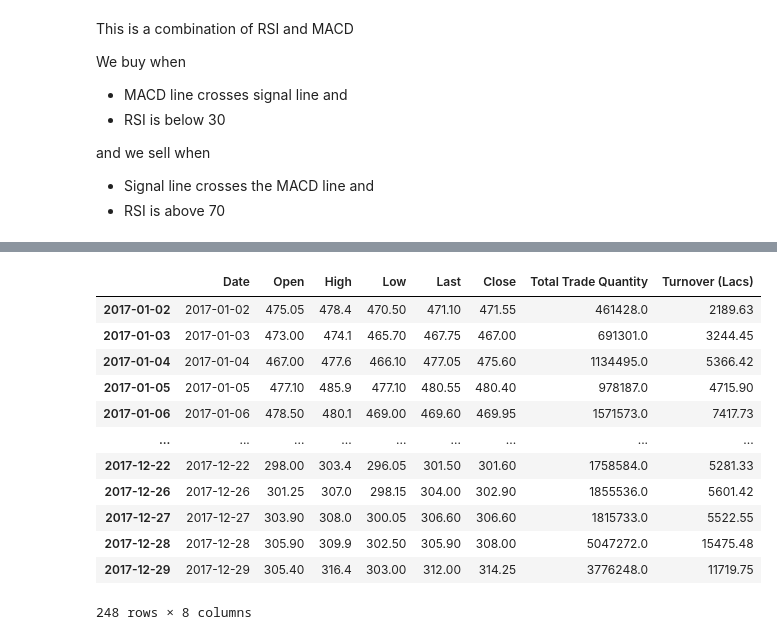
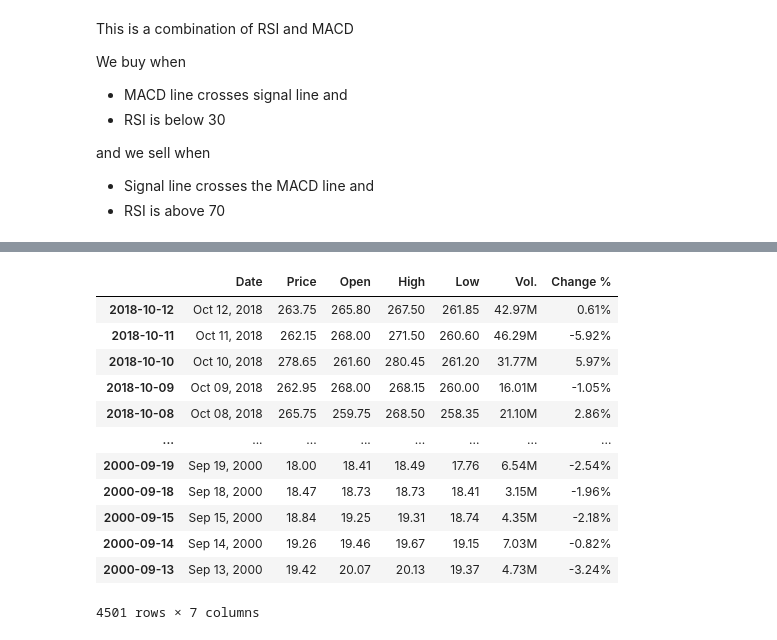
Before and after one commit to sanath8107/strategies, a Jupyter notebook: RSI+MACD.ipynb, the cells around one changed output, grey strips where cells are left out. Drawn from its saved outputs; the diff is of its cells as text; code cells hidden in the pictures.

```diff
--- a/RSI+MACD.ipynb
+++ b/RSI+MACD.ipynb
@@ -27,20 +27,20 @@ Saving WIPRO-2017.csv to WIPRO-2017.csv
 # %%
 # store the data into a df
-df = pd.read_csv('WIPRO-2017.csv')
+df = pd.read_csv('SBI Historical Data.csv')
 # set the date to be the index
 df = df.set_index(pd.DatetimeIndex(df['Date'].values))
 df
 # %% [output]
-|  | Date | Open | High | Low | Last | Close | Total Trade Quantity | Turnover (Lacs) |
-| 2017-01-02 | 2017-01-02 | 475.05 | 478.4 | 470.50 | 471.10 | 471.55 | 461428.0 | 2189.63 |
-| 2017-01-03 | 2017-01-03 | 473.00 | 474.1 | 465.70 | 467.75 | 467.00 | 691301.0 | 3244.45 |
-| 2017-01-04 | 2017-01-04 | 467.00 | 477.6 | 466.10 | 477.05 | 475.60 | 1134495.0 | 5366.42 |
-| 2017-01-05 | 2017-01-05 | 477.10 | 485.9 | 477.10 | 480.55 | 480.40 | 978187.0 | 4715.90 |
-| 2017-01-06 | 2017-01-06 | 478.50 | 480.1 | 469.00 | 469.60 | 469.95 | 1571573.0 | 7417.73 |
-| ... | ... | ... | ... | ... | ... | ... | ... | ... |
-| 2017-12-22 | 2017-12-22 | 298.00 | 303.4 | 296.05 | 301.50 | 301.60 | 1758584.0 | 5281.33 |
-| 2017-12-26 | 2017-12-26 | 301.25 | 307.0 | 298.15 | 304.00 | 302.90 | 1855536.0 | 5601.42 |
-| 2017-12-27 | 2017-12-27 | 303.90 | 308.0 | 300.05 | 306.60 | 306.60 | 1815733.0 | 5522.55 |
-| 2017-12-28 | 2017-12-28 | 305.90 | 309.9 | 302.50 | 305.90 | 308.00 | 5047272.0 | 15475.48 |
-| 2017-12-29 | 2017-12-29 | 305.40 | 316.4 | 303.00 | 312.00 | 314.25 | 3776248.0 | 11719.75 |
+|  | Date | Price | Open | High | Low | Vol. | Change % |
+| 2018-10-12 | Oct 12, 2018 | 263.75 | 265.80 | 267.50 | 261.85 | 42.97M | 0.61% |
+| 2018-10-11 | Oct 11, 2018 | 262.15 | 268.00 | 271.50 | 260.60 | 46.29M | -5.92% |
+| 2018-10-10 | Oct 10, 2018 | 278.65 | 261.60 | 280.45 | 261.20 | 31.77M | 5.97% |
+| 2018-10-09 | Oct 09, 2018 | 262.95 | 268.00 | 268.15 | 260.00 | 16.01M | -1.05% |
+| 2018-10-08 | Oct 08, 2018 | 265.75 | 259.75 | 268.50 | 258.35 | 21.10M | 2.86% |
+| ... | ... | ... | ... | ... | ... | ... | ... |
+| 2000-09-19 | Sep 19, 2000 | 18.00 | 18.41 | 18.49 | 17.76 | 6.54M | -2.54% |
+| 2000-09-18 | Sep 18, 2000 | 18.47 | 18.73 | 18.73 | 18.41 | 3.15M | -1.96% |
+| 2000-09-15 | Sep 15, 2000 | 18.84 | 19.25 | 19.31 | 18.74 | 4.35M | -2.18% |
+| 2000-09-14 | Sep 14, 2000 | 19.26 | 19.46 | 19.67 | 19.15 | 7.03M | -0.82% |
+| 2000-09-13 | Sep 13, 2000 | 19.42 | 20.07 | 20.13 | 19.37 | 4.73M | -3.24% |
-248 rows × 8 columns
+4501 rows × 7 columns
```
Also changed, not shown: parts of 15 cells of this notebook.
